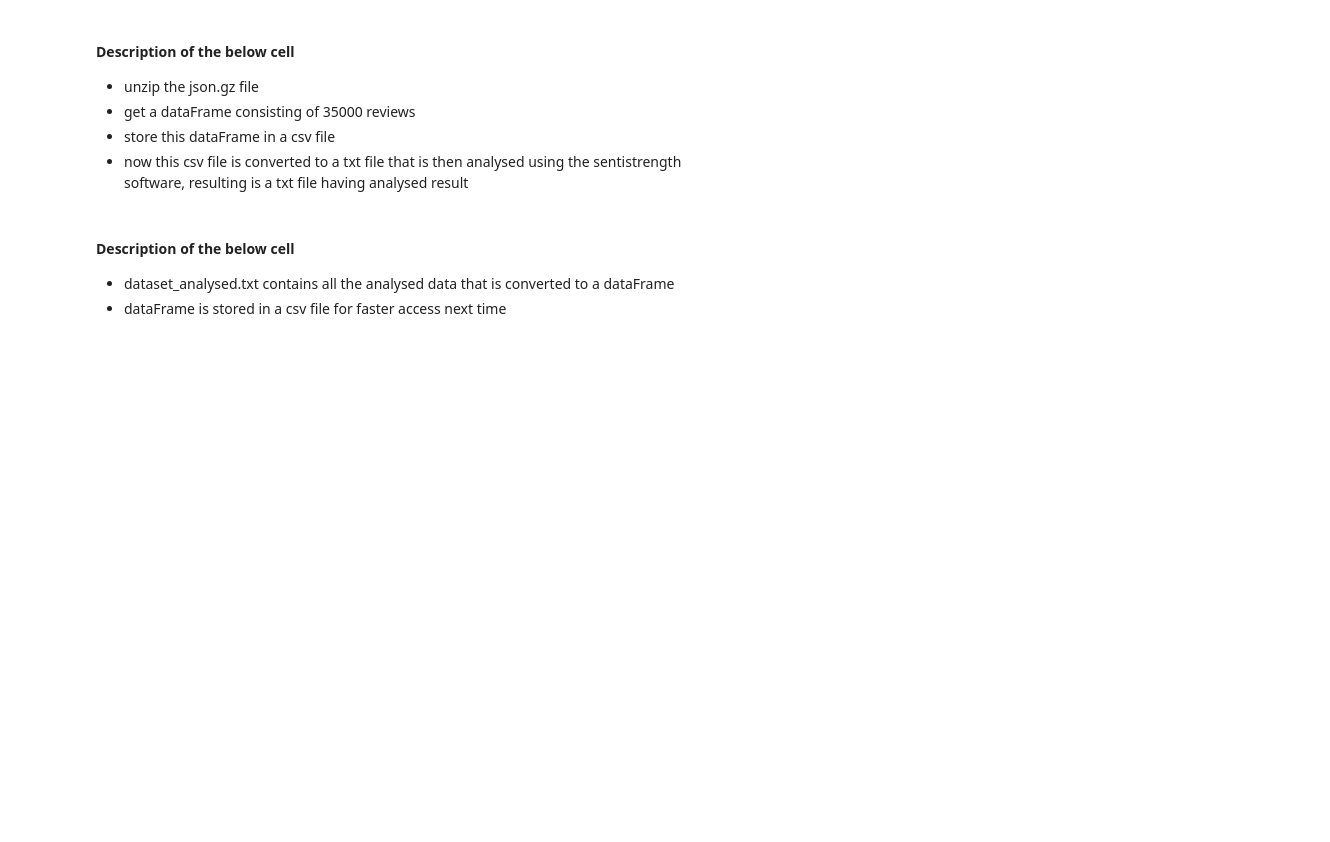
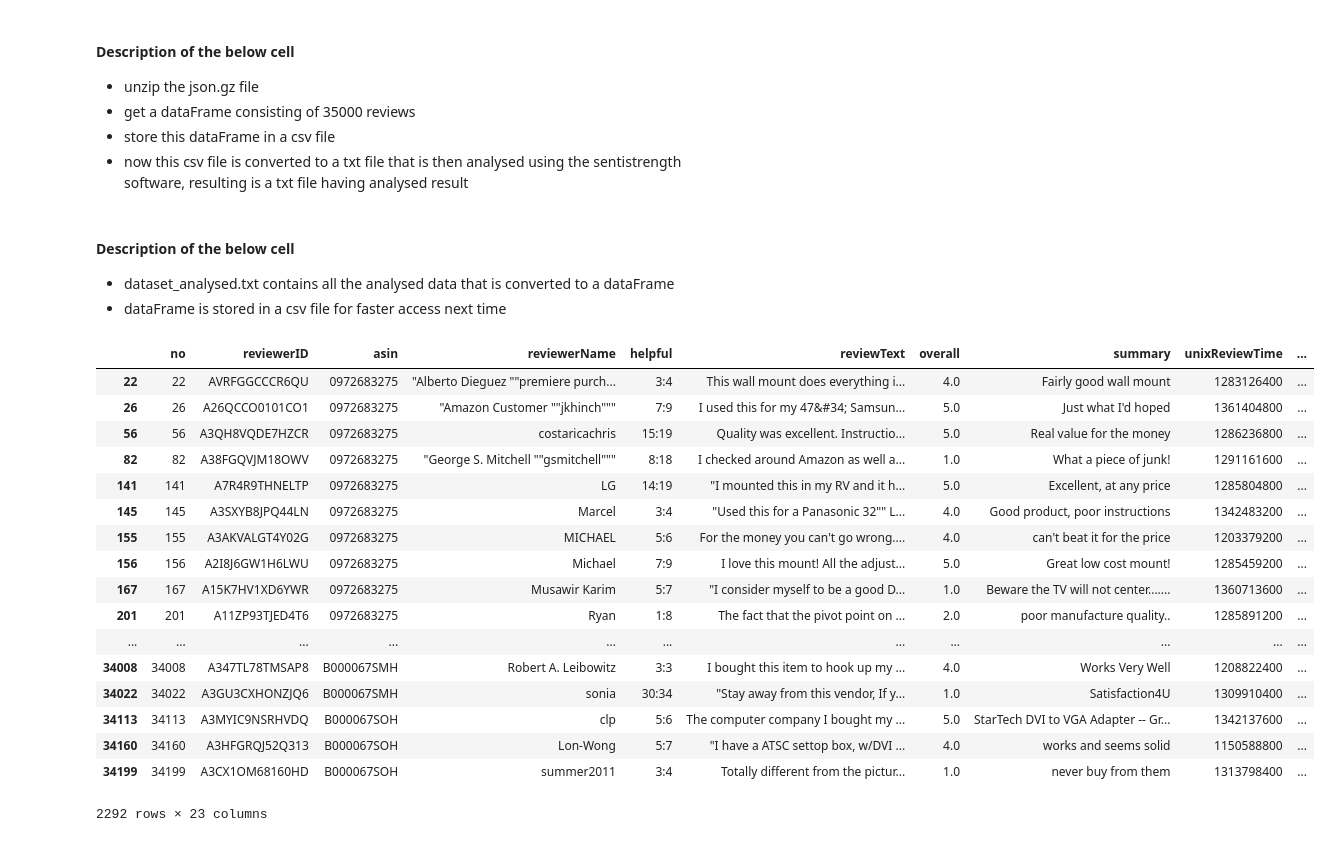
Before and after one commit to dhvanilp/Decision-Support-System, a Jupyter notebook: code.ipynb, the cells around one changed output. Cells and saved outputs as stored; diff of their text form; code cells hidden in the pictures; blank space fills up the shorter version.

```diff
--- a/code.ipynb
+++ b/code.ipynb
@@ -86,0 +88,29 @@ tp.groupby("boool").count()
+# %%
+# read the dataset
+data = pd.read_csv('dataset.csv')
+# %%
+# Select products wtih atleast 100 reviews, eliminated the reviews that had less than 4 votes
+tempDf = data.groupby('asin').size().rename("countOfReviews").reset_index()
+data = data.merge(tempDf)
+data = data[data['countOfReviews'] >= 80]
+data = data.loc[data['readership'] >= 3]
+data
+# %% [output]
+|  | no | reviewerID | asin | reviewerName | helpful | reviewText | overall | summary | unixReviewTime | ... |
+| 22 | 22 | AVRFGGCCCR6QU | 0972683275 | "Alberto Dieguez ""premiere purch... | 3:4 | This wall mount does everything i... | 4.0 | Fairly good wall mount | 1283126400 | ... |
+| 26 | 26 | A26QCCO0101CO1 | 0972683275 | "Amazon Customer ""jkhinch""" | 7:9 | I used this for my 47&#34; Samsun... | 5.0 | Just what I'd hoped | 1361404800 | ... |
+| 56 | 56 | A3QH8VQDE7HZCR | 0972683275 | costaricachris | 15:19 | Quality was excellent. Instructio... | 5.0 | Real value for the money | 1286236800 | ... |
+| 82 | 82 | A38FGQVJM18OWV | 0972683275 | "George S. Mitchell ""gsmitchell""" | 8:18 | I checked around Amazon as well a... | 1.0 | What a piece of junk! | 1291161600 | ... |
+| 141 | 141 | A7R4R9THNELTP | 0972683275 | LG | 14:19 | "I mounted this in my RV and it h... | 5.0 | Excellent, at any price | 1285804800 | ... |
+| 145 | 145 | A3SXYB8JPQ44LN | 0972683275 | Marcel | 3:4 | "Used this for a Panasonic 32"" L... | 4.0 | Good product, poor instructions | 1342483200 | ... |
+| 155 | 155 | A3AKVALGT4Y02G | 0972683275 | MICHAEL | 5:6 | For the money you can't go wrong.... | 4.0 | can't beat it for the price | 1203379200 | ... |
+| 156 | 156 | A2I8J6GW1H6LWU | 0972683275 | Michael | 7:9 | I love this mount! All the adjust... | 5.0 | Great low cost mount! | 1285459200 | ... |
+| 167 | 167 | A15K7HV1XD6YWR | 0972683275 | Musawir Karim | 5:7 | "I consider myself to be a good D... | 1.0 | Beware the TV will not center....... | 1360713600 | ... |
+| 201 | 201 | A11ZP93TJED4T6 | 0972683275 | Ryan | 1:8 | The fact that the pivot point on ... | 2.0 | poor manufacture quality.. | 1285891200 | ... |
+| ... | ... | ... | ... | ... | ... | ... | ... | ... | ... | ... |
+| 34008 | 34008 | A347TL78TMSAP8 | B000067SMH | Robert A. Leibowitz | 3:3 | I bought this item to hook up my ... | 4.0 | Works Very Well | 1208822400 | ... |
+| 34022 | 34022 | A3GU3CXHONZJQ6 | B000067SMH | sonia | 30:34 | "Stay away from this vendor, If y... | 1.0 | Satisfaction4U | 1309910400 | ... |
+| 34113 | 34113 | A3MYIC9NSRHVDQ | B000067SOH | clp | 5:6 | The computer company I bought my ... | 5.0 | StarTech DVI to VGA Adapter -- Gr... | 1342137600 | ... |
+| 34160 | 34160 | A3HFGRQJ52Q313 | B000067SOH | Lon-Wong | 5:7 | "I have a ATSC settop box, w/DVI ... | 4.0 | works and seems solid | 1150588800 | ... |
+| 34199 | 34199 | A3CX1OM68160HD | B000067SOH | summer2011 | 3:4 | Totally different from the pictur... | 1.0 | never buy from them | 1313798400 | ... |
+2292 rows × 23 columns
```
Also changed, not shown: parts of 8 cells of this notebook, 1 other file.
